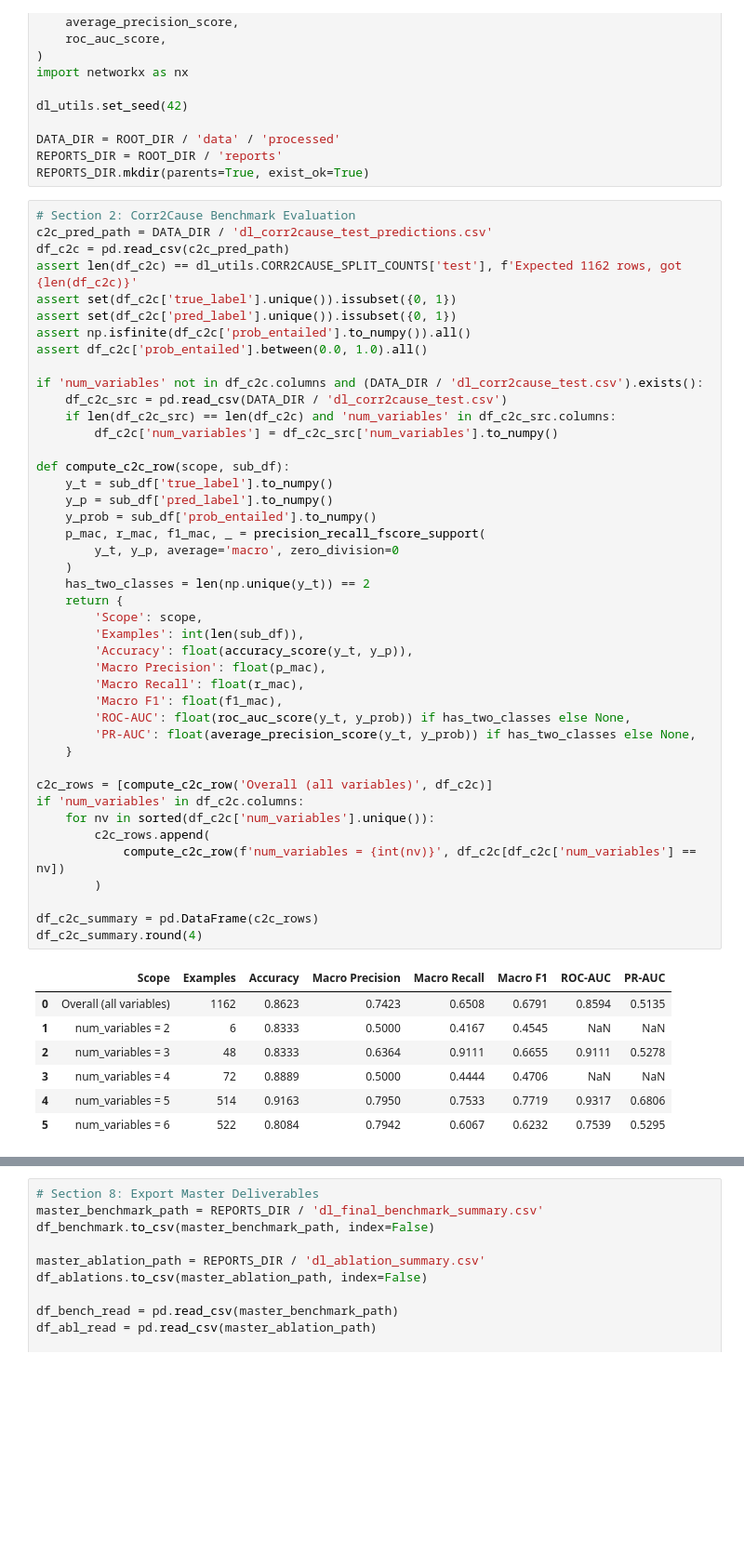
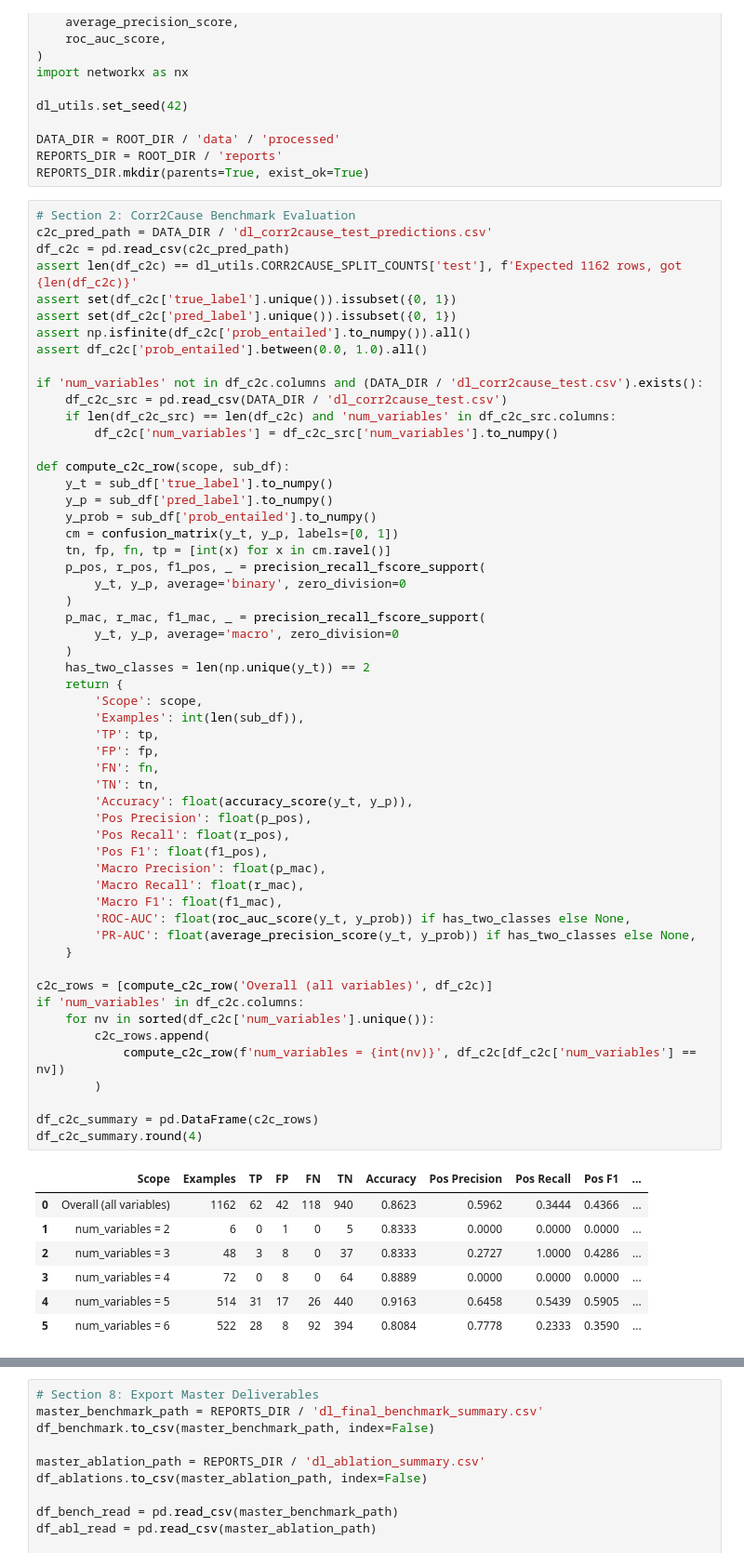
Before and after one commit to alpha-sml/causal-nlp-reasoning, a Jupyter notebook: DL/DL_05_evaluation_ablation.ipynb, the cells around one changed output, grey strips where cells are left out. Shown at 93% size. Cells and saved outputs as stored; diff of their text form; blank space fills up the shorter version.

```diff
--- a/DL/DL_05_evaluation_ablation.ipynb
+++ b/DL/DL_05_evaluation_ablation.ipynb
@@ -111,40 +111,52 @@ if 'num_variables' not in df_c2c.columns and (DATA_DIR / 'dl_corr2cause_test.csv
 
 def compute_c2c_row(scope, sub_df):
     y_t = sub_df['true_label'].to_numpy()
     y_p = sub_df['pred_label'].to_numpy()
     y_prob = sub_df['prob_entailed'].to_numpy()
+    cm = confusion_matrix(y_t, y_p, labels=[0, 1])
+    tn, fp, fn, tp = [int(x) for x in cm.ravel()]
+    p_pos, r_pos, f1_pos, _ = precision_recall_fscore_support(
+        y_t, y_p, average='binary', zero_division=0
+    )
     p_mac, r_mac, f1_mac, _ = precision_recall_fscore_support(
         y_t, y_p, average='macro', zero_division=0
     )
     has_two_classes = len(np.unique(y_t)) == 2
     return {
         'Scope': scope,
         'Examples': int(len(sub_df)),
+        'TP': tp,
+        'FP': fp,
+        'FN': fn,
+        'TN': tn,
         'Accuracy': float(accuracy_score(y_t, y_p)),
+        'Pos Precision': float(p_pos),
+        'Pos Recall': float(r_pos),
+        'Pos F1': float(f1_pos),
         'Macro Precision': float(p_mac),
         'Macro Recall': float(r_mac),
         'Macro F1': float(f1_mac),
         'ROC-AUC': float(roc_auc_score(y_t, y_prob)) if has_two_classes else None,
         'PR-AUC': float(average_precision_score(y_t, y_prob)) if has_two_classes else None,
     }
 
 c2c_rows = [compute_c2c_row('Overall (all variables)', df_c2c)]
 if 'num_variables' in df_c2c.columns:
     for nv in sorted(df_c2c['num_variables'].unique()):
         c2c_rows.append(
             compute_c2c_row(f'num_variables = {int(nv)}', df_c2c[df_c2c['num_variables'] == nv])
         )
 
 df_c2c_summary = pd.DataFrame(c2c_rows)
 df_c2c_summary.round(4)
 # %% [output]
-|  | Scope | Examples | Accuracy | Macro Precision | Macro Recall | Macro F1 | ROC-AUC | PR-AUC |
-| 0 | Overall (all variables) | 1162 | 0.8623 | 0.7423 | 0.6508 | 0.6791 | 0.8594 | 0.5135 |
-| 1 | num_variables = 2 | 6 | 0.8333 | 0.5000 | 0.4167 | 0.4545 | NaN | NaN |
-| 2 | num_variables = 3 | 48 | 0.8333 | 0.6364 | 0.9111 | 0.6655 | 0.9111 | 0.5278 |
-| 3 | num_variables = 4 | 72 | 0.8889 | 0.5000 | 0.4444 | 0.4706 | NaN | NaN |
-| 4 | num_variables = 5 | 514 | 0.9163 | 0.7950 | 0.7533 | 0.7719 | 0.9317 | 0.6806 |
-| 5 | num_variables = 6 | 522 | 0.8084 | 0.7942 | 0.6067 | 0.6232 | 0.7539 | 0.5295 |
+|  | Scope | Examples | TP | FP | FN | TN | Accuracy | Pos Precision | Pos Recall | Pos F1 | ... |
+| 0 | Overall (all variables) | 1162 | 62 | 42 | 118 | 940 | 0.8623 | 0.5962 | 0.3444 | 0.4366 | ... |
+| 1 | num_variables = 2 | 6 | 0 | 1 | 0 | 5 | 0.8333 | 0.0000 | 0.0000 | 0.0000 | ... |
+| 2 | num_variables = 3 | 48 | 3 | 8 | 0 | 37 | 0.8333 | 0.2727 | 1.0000 | 0.4286 | ... |
+| 3 | num_variables = 4 | 72 | 0 | 8 | 0 | 64 | 0.8889 | 0.0000 | 0.0000 | 0.0000 | ... |
+| 4 | num_variables = 5 | 514 | 31 | 17 | 26 | 440 | 0.9163 | 0.6458 | 0.5439 | 0.5905 | ... |
+| 5 | num_variables = 6 | 522 | 28 | 8 | 92 | 394 | 0.8084 | 0.7778 | 0.2333 | 0.3590 | ... |
 # %%
 # Section 3: BioCause Candidate-Level Benchmark
 df_aml = pd.read_csv(DATA_DIR / 'aml_biocause_test_predictions.csv')
```
Also changed, not shown: parts of 5 cells of this notebook, 8 other files.
